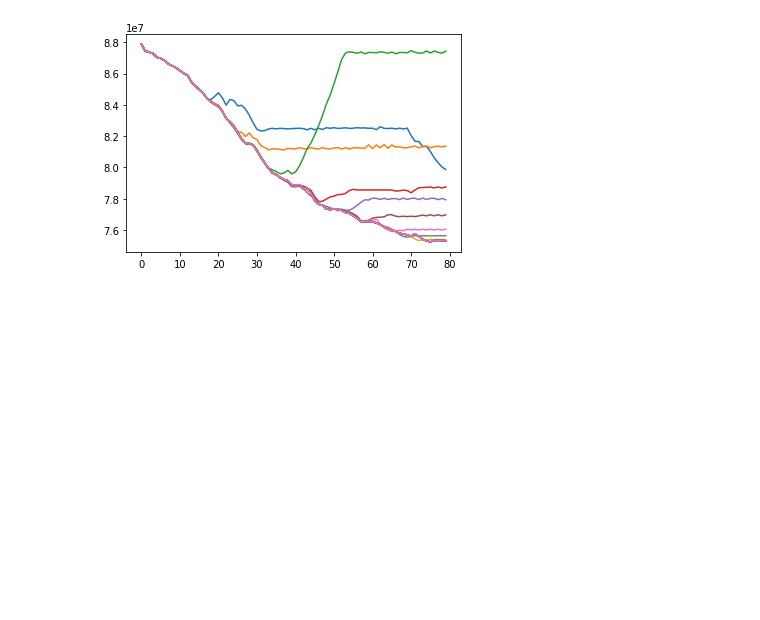
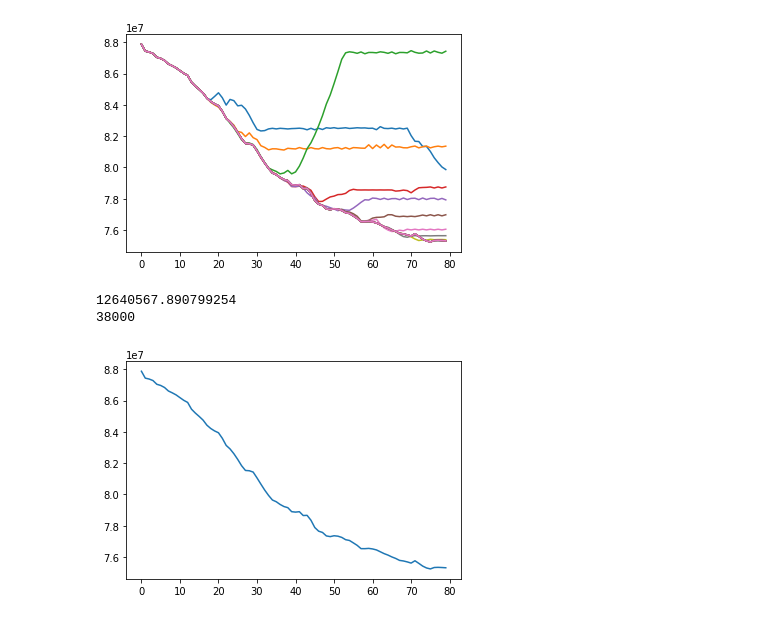
Before and after one commit to o-gent/uk-grid-analysis, a Jupyter notebook: model.ipynb, the cells around one changed output. Drawn from its saved outputs; the diff is of its cells as text; code cells hidden in the pictures; blank space fills up the shorter version.

```diff
--- a/model.ipynb
+++ b/model.ipynb
@@ -373,7 +374,7 @@ dfc = df.copy()
 def model3(dfc, max_charge_rate=2000):
     cost_save = []
     amount = 500 # MW
-    battery_size = 40 # GWh
+    battery_size = 50 # GWh
     #max_charge_rate = 2000 # MW/h
     max_discharge_rate = 6000 #MW/h
 
@@ -581,3 +575,13 @@ for i in range(3,20):
 9000.0
 9500.0
 [figure]
+# %%
+no = 13
+plt.plot(range(len(cost_saves[no])), cost_saves[no])
+stop_point = 75
+print(cost_saves[no][0] - cost_saves[no][stop_point])
+print(500 * (stop_point+1))
+# %% [output]
+12640567.890799254
+38000
+[figure, added]
```
Also changed, not shown: parts of 16 cells of this notebook.
